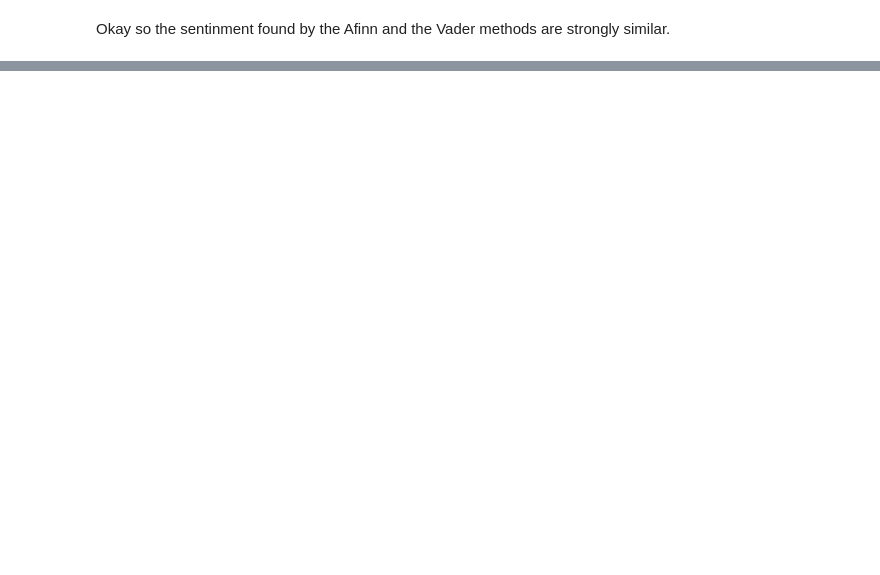
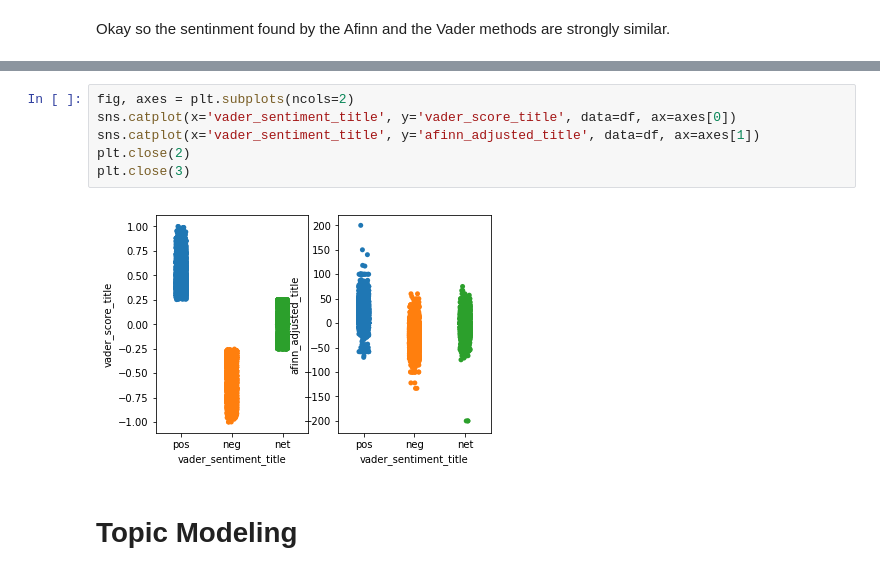
Before and after one commit to scottshepard/MScA, a Jupyter notebook: 32018/Assignments/FinalProject.ipynb, the cells around one changed output, grey strips where cells are left out. Cells and saved outputs as stored; diff of their text form; blank space fills up the shorter version.

```diff
--- a/32018/Assignments/FinalProject.ipynb
+++ b/32018/Assignments/FinalProject.ipynb
@@ -196,0 +216,10 @@ Okay so the sentinment found by the Afinn and the Vader methods are strongly sim
+# %%
+fig, axes = plt.subplots(ncols=2)
+sns.catplot(x='vader_sentiment_title', y='vader_score_title', data=df, ax=axes[0])
+sns.catplot(x='vader_sentiment_title', y='afinn_adjusted_title', data=df, ax=axes[1])
+plt.close(2)
+plt.close(3)
+# %% [output]
+[figure, added]
+# %% [markdown]
+# Topic Modeling
```
Also changed, not shown: parts of 33 cells of this notebook.
